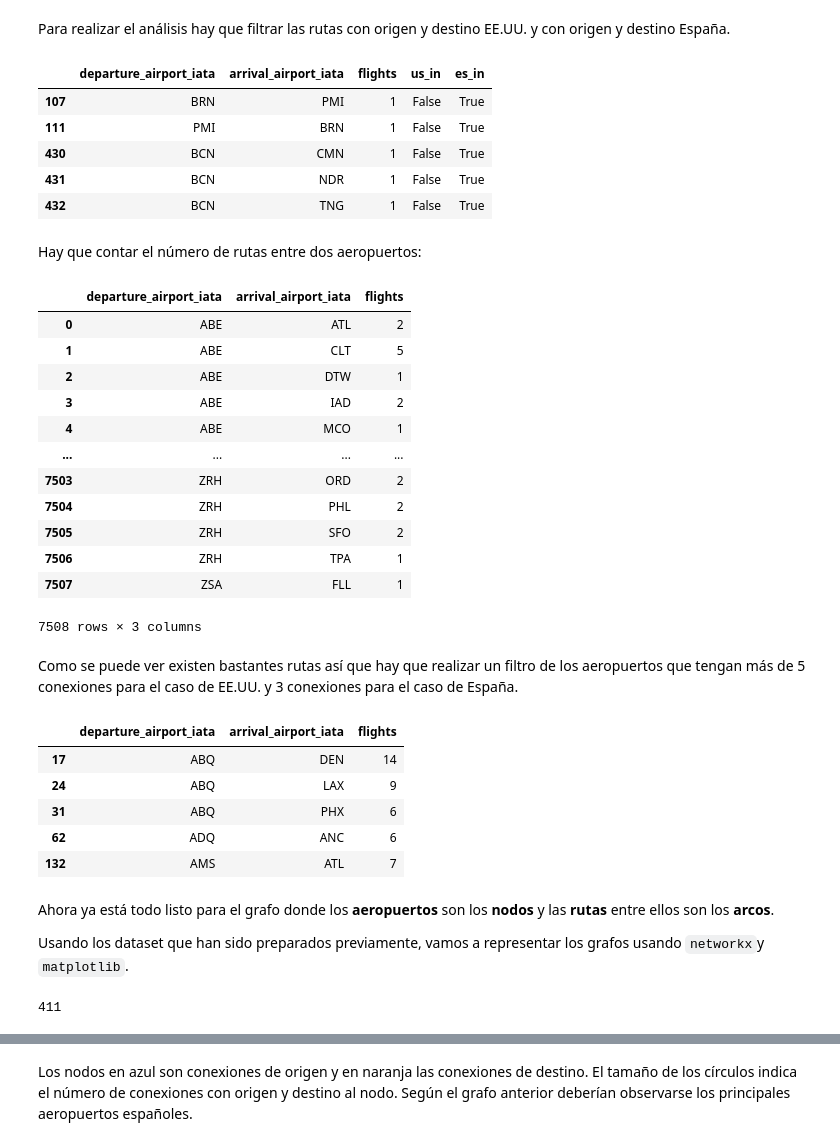
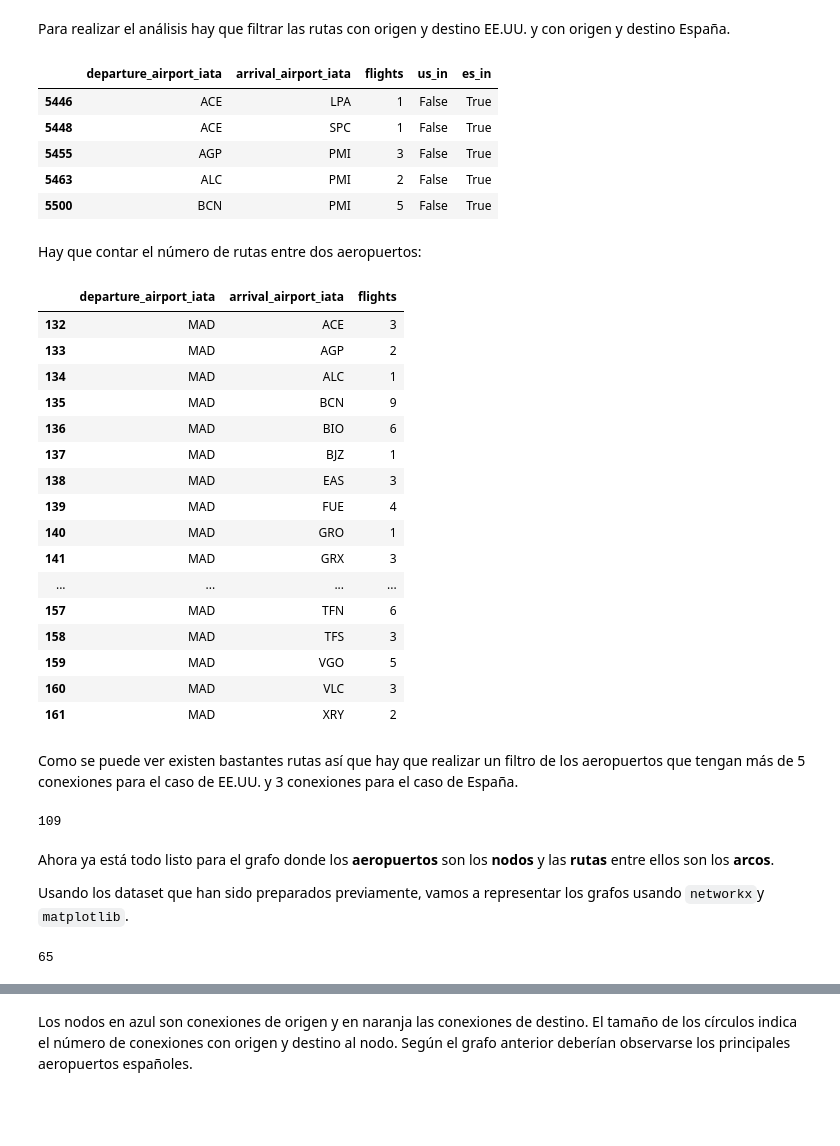
Before and after one commit to pfreezv/UOC, a Jupyter notebook: Tipología y fuentes de datos/pec 4/entrega/TyFdDd_PEC4_alan_coila_bustinza.ipynb, the cells around one changed output, grey strips where cells are left out. Saved outputs shown, nothing was run; the diff lists cells and outputs as text; code cells hidden in the pictures; blank space fills up the shorter version.

```diff
--- a/Tipología y fuentes de datos/pec 4/entrega/TyFdDd_PEC4_alan_coila_bustinza.ipynb
+++ b/Tipología y fuentes de datos/pec 4/entrega/TyFdDd_PEC4_alan_coila_bustinza.ipynb
@@ -1024,9 +1029,9 @@ routes_df.head(5)
 | 4 | CEK | OVB | 1 |
 # %%
 # routes_df.loc[routes_df['arrival_airport_iata']==airport_us_in]
-routes_df['us_in'] = (routes_df['departure_airport_iata'].isin(airport_us_in)) | (routes_df['arrival_airport_iata'].isin(airport_us_in))
+routes_df['us_in'] = (routes_df['departure_airport_iata'].isin(airport_us_in)) &(routes_df['arrival_airport_iata'].isin(airport_us_in))
 
-routes_df['es_in'] = (routes_df['departure_airport_iata'].isin(airport_es_in)) | (routes_df['arrival_airport_iata'].isin(airport_es_in))
+routes_df['es_in'] = (routes_df['departure_airport_iata'].isin(airport_es_in)) & (routes_df['arrival_airport_iata'].isin(airport_es_in))
 # %% [markdown]
 Para realizar el análisis hay que filtrar las rutas con origen y destino EE.UU. y con origen y destino España.
 # %%
@@ -1039,35 +1044,39 @@ routes_es_f = routes_df.loc[routes_df['es_in']==True]
 routes_es_f.head(5)
 # %% [output]
 |  | departure_airport_iata | arrival_airport_iata | flights | us_in | es_in |
-| 107 | BRN | PMI | 1 | False | True |
-| 111 | PMI | BRN | 1 | False | True |
-| 430 | BCN | CMN | 1 | False | True |
-| 431 | BCN | NDR | 1 | False | True |
-| 432 | BCN | TNG | 1 | False | True |
+| 5446 | ACE | LPA | 1 | False | True |
+| 5448 | ACE | SPC | 1 | False | True |
+| 5455 | AGP | PMI | 3 | False | True |
+| 5463 | ALC | PMI | 2 | False | True |
+| 5500 | BCN | PMI | 5 | False | True |
 # %% [markdown]
 Hay que contar el número de rutas entre dos aeropuertos:
 # %%
 #TODO: Contar las rutas entre 2 aeropuertos
 
 routes_us_g = routes_us_f.groupby(["departure_airport_iata", "arrival_airport_iata"])["flights"].sum().reset_index()
 
 routes_es_g = routes_es_f.groupby(["departure_airport_iata", "arrival_airport_iata"])["flights"].sum().reset_index()
 
-routes_us_g
+routes_es_g.loc[routes_es_g['departure_airport_iata']=='MAD']
 # %% [output]
 |  | departure_airport_iata | arrival_airport_iata | flights |
-| 0 | ABE | ATL | 2 |
-| 1 | ABE | CLT | 5 |
-| 2 | ABE | DTW | 1 |
-| 3 | ABE | IAD | 2 |
-| 4 | ABE | MCO | 1 |
+| 132 | MAD | ACE | 3 |
+| 133 | MAD | AGP | 2 |
+| 134 | MAD | ALC | 1 |
+| 135 | MAD | BCN | 9 |
+| 136 | MAD | BIO | 6 |
+| 137 | MAD | BJZ | 1 |
+| 138 | MAD | EAS | 3 |
+| 139 | MAD | FUE | 4 |
+| 140 | MAD | GRO | 1 |
+| 141 | MAD | GRX | 3 |
 | ... | ... | ... | ... |
-| 7503 | ZRH | ORD | 2 |
-| 7504 | ZRH | PHL | 2 |
-| 7505 | ZRH | SFO | 2 |
-| 7506 | ZRH | TPA | 1 |
-| 7507 | ZSA | FLL | 1 |
+| 157 | MAD | TFN | 6 |
+| 158 | MAD | TFS | 3 |
+| 159 | MAD | VGO | 5 |
+| 160 | MAD | VLC | 3 |
+| 161 | MAD | XRY | 2 |
-7508 rows × 3 columns
 # %% [markdown]
 Como se puede ver existen bastantes rutas así que hay que realizar un filtro de los aeropuertos que tengan más de 5 conexiones para el caso de EE.UU. y 3 conexiones para el caso de España.
 # %%
@@ -1075,14 +1084,9 @@ Como se puede ver existen bastantes rutas así que hay que realizar un filtro de
 routes_us_g = routes_us_g.loc[routes_us_g['flights']>5]
 #TODO Filtrar las rutas que tengan más de 3 conexiones ESP
 routes_es_g = routes_es_g.loc[routes_es_g['flights']>3]
-routes_us_g.head(5)
+len(routes_us_g['arrival_airport_iata'].unique())
 # %% [output]
-|  | departure_airport_iata | arrival_airport_iata | flights |
-| 17 | ABQ | DEN | 14 |
-| 24 | ABQ | LAX | 9 |
-| 31 | ABQ | PHX | 6 |
-| 62 | ADQ | ANC | 6 |
-| 132 | AMS | ATL | 7 |
+109
 # %% [markdown]
 Ahora ya está todo listo para el grafo donde los **aeropuertos** son los **nodos** y las **rutas** entre ellos son los **arcos**.
 
@@ -1091,7 +1095,7 @@ Usando los dataset que han sido preparados previamente, vamos a representar los
 len(routes_es_g['arrival_airport_iata'].to_numpy())
 len(routes_es_g['departure_airport_iata'].to_numpy())
 # %% [output]
-411
+65
 # %%
 import networkx as nx
 
```
Also changed, not shown: parts of 2 cells of this notebook.
